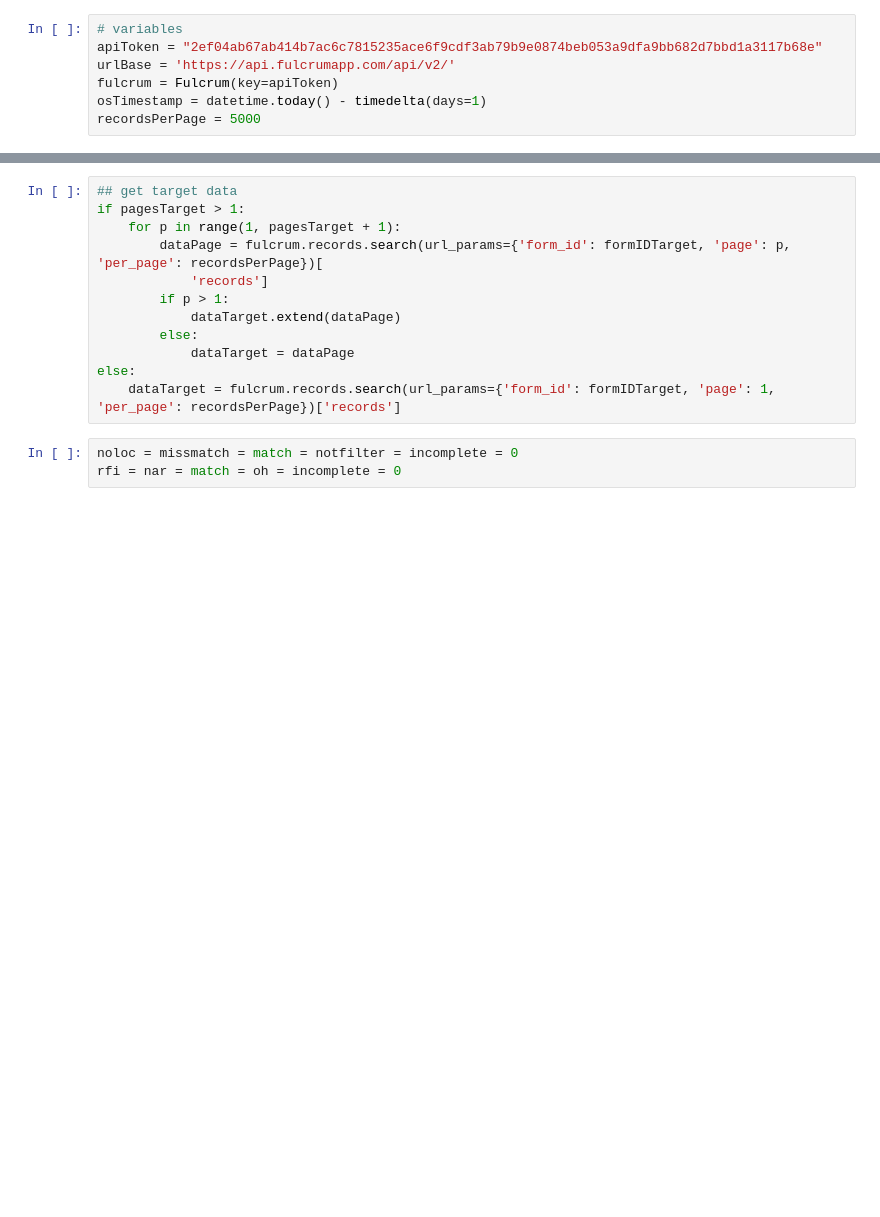
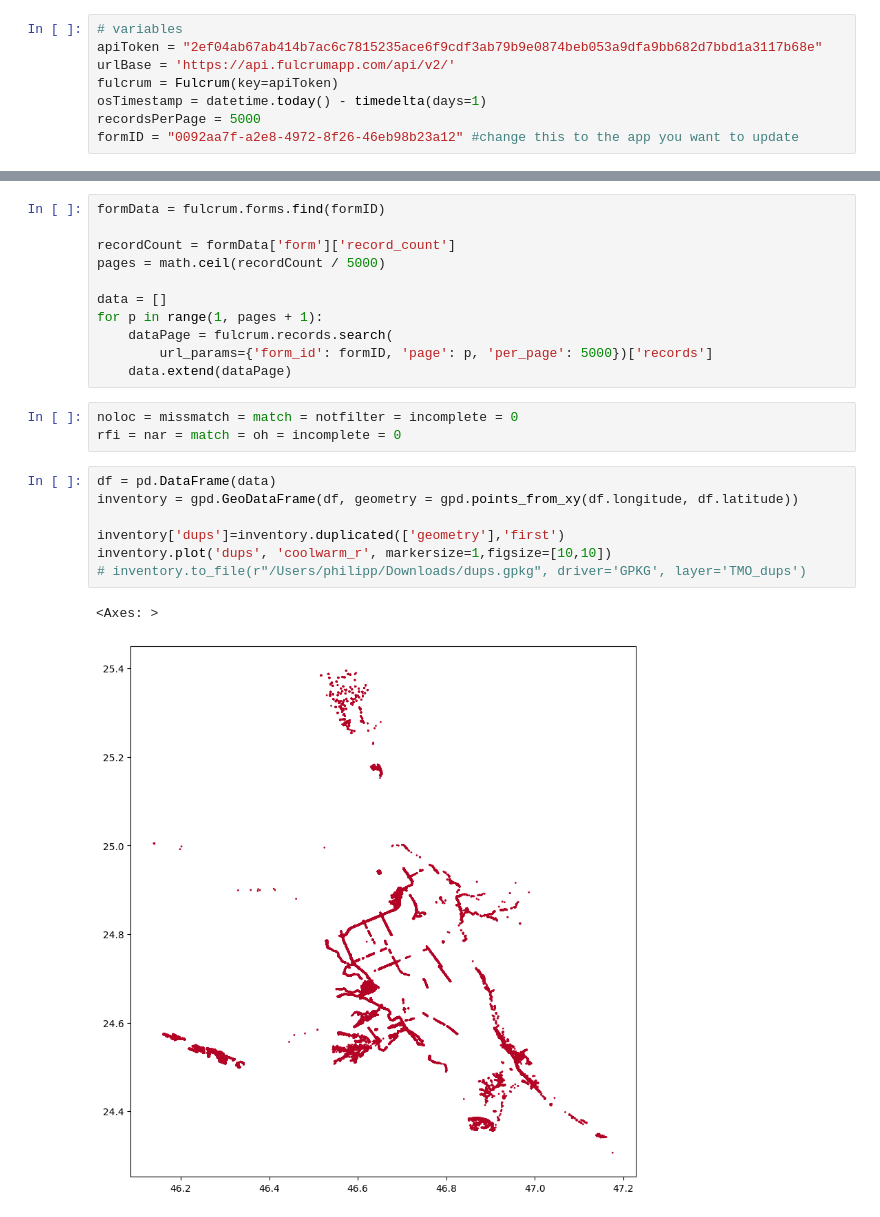
Before and after one commit to PhillRob/raster-processing-tools, a Jupyter notebook: fulcrum-update.ipynb, the cells around one changed output, grey strips where cells are left out. Drawn from its saved outputs; the diff is of its cells as text; blank space fills up the shorter version.

```diff
--- a/fulcrum-update.ipynb
+++ b/fulcrum-update.ipynb
@@ -20,3 +20,4 @@ urlBase = 'https://api.fulcrumapp.com/api/v2/'
 fulcrum = Fulcrum(key=apiToken)
 osTimestamp = datetime.today() - timedelta(days=1)
 recordsPerPage = 5000
+formID = "0092aa7f-a2e8-4972-8f26-46eb98b23a12" #change this to the app you want to update
@@ -33,15 +24,24 @@ pagesTarget = math.ceil(recordCountTarget / recordsPerPage)
-# %%
-## get target data
-if pagesTarget > 1:
-    for p in range(1, pagesTarget + 1):
-        dataPage = fulcrum.records.search(url_params={'form_id': formIDTarget, 'page': p, 'per_page': recordsPerPage})[
-            'records']
-        if p > 1:
-            dataTarget.extend(dataPage)
-        else:
-            dataTarget = dataPage
-else:
-    dataTarget = fulcrum.records.search(url_params={'form_id': formIDTarget, 'page': 1, 'per_page': recordsPerPage})['records']
+# %%
+formData = fulcrum.forms.find(formID)
+
+recordCount = formData['form']['record_count']
+pages = math.ceil(recordCount / 5000)
+
+data = []
+for p in range(1, pages + 1):
+    dataPage = fulcrum.records.search(
+        url_params={'form_id': formID, 'page': p, 'per_page': 5000})['records']
+    data.extend(dataPage)
 # %%
 noloc = missmatch = match = notfilter = incomplete = 0
 rfi = nar = match = oh = incomplete = 0
+# %%
+df = pd.DataFrame(data)
+inventory = gpd.GeoDataFrame(df, geometry = gpd.points_from_xy(df.longitude, df.latitude))
+
+inventory['dups']=inventory.duplicated(['geometry'],'first')
+inventory.plot('dups', 'coolwarm_r', markersize=1,figsize=[10,10])
+# inventory.to_file(r"/Users/philipp/Downloads/dups.gpkg", driver='GPKG', layer='TMO_dups')
+# %% [output]
+<Axes: >
+[figure, added]
```
Also changed, not shown: parts of 18 cells of this notebook, 2 other files.
